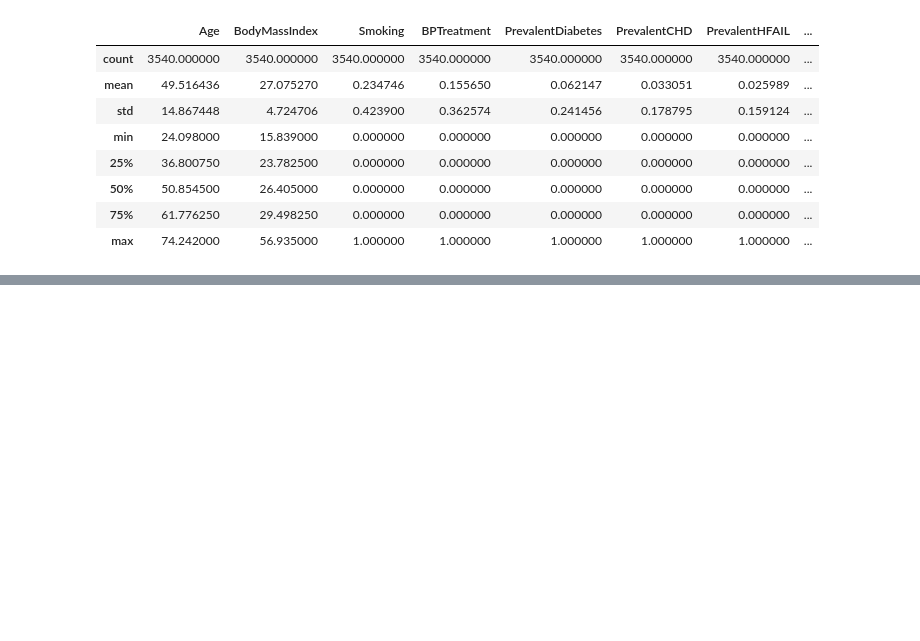
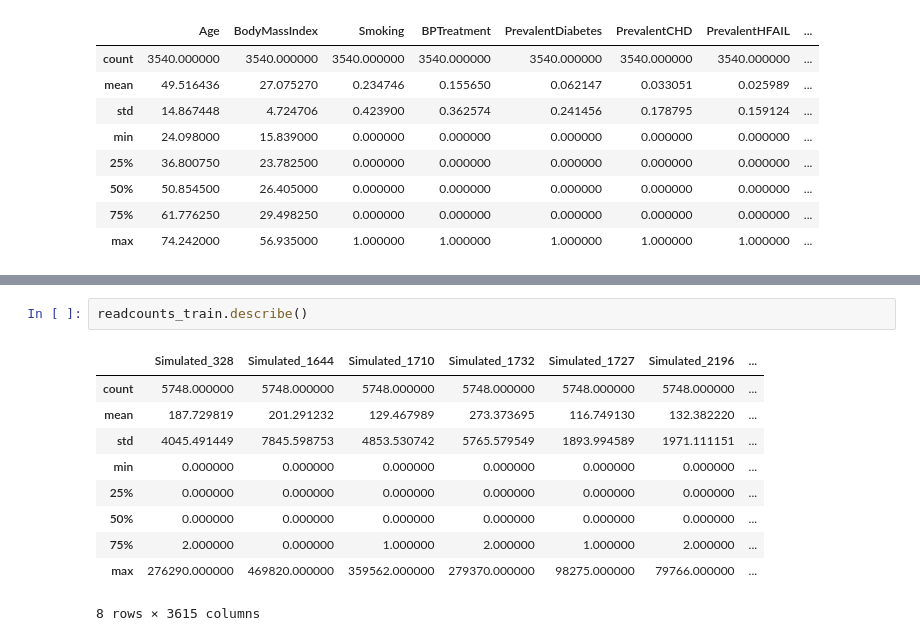
Before and after one commit to Malavita02/TrabalhoSIB, a Jupyter notebook: trabalho_inicial.ipynb, the cells around one changed output, grey strips where cells are left out. Cells and saved outputs as stored; diff of their text form; blank space fills up the shorter version.

```diff
--- a/trabalho_inicial.ipynb
+++ b/trabalho_inicial.ipynb
@@ -68,0 +87,13 @@ pheno_train_nonaa.describe()
+# %%
+readcounts_train.describe()
+# %% [output]
+|  | Simulated_328 | Simulated_1644 | Simulated_1710 | Simulated_1732 | Simulated_1727 | Simulated_2196 | ... |
+| count | 5748.000000 | 5748.000000 | 5748.000000 | 5748.000000 | 5748.000000 | 5748.000000 | ... |
+| mean | 187.729819 | 201.291232 | 129.467989 | 273.373695 | 116.749130 | 132.382220 | ... |
+| std | 4045.491449 | 7845.598753 | 4853.530742 | 5765.579549 | 1893.994589 | 1971.111151 | ... |
+| min | 0.000000 | 0.000000 | 0.000000 | 0.000000 | 0.000000 | 0.000000 | ... |
+| 25% | 0.000000 | 0.000000 | 0.000000 | 0.000000 | 0.000000 | 0.000000 | ... |
+| 50% | 0.000000 | 0.000000 | 0.000000 | 0.000000 | 0.000000 | 0.000000 | ... |
+| 75% | 2.000000 | 0.000000 | 1.000000 | 2.000000 | 1.000000 | 2.000000 | ... |
+| max | 276290.000000 | 469820.000000 | 359562.000000 | 279370.000000 | 98275.000000 | 79766.000000 | ... |
+8 rows × 3615 columns
```
Also changed, not shown: parts of 9 cells of this notebook.
